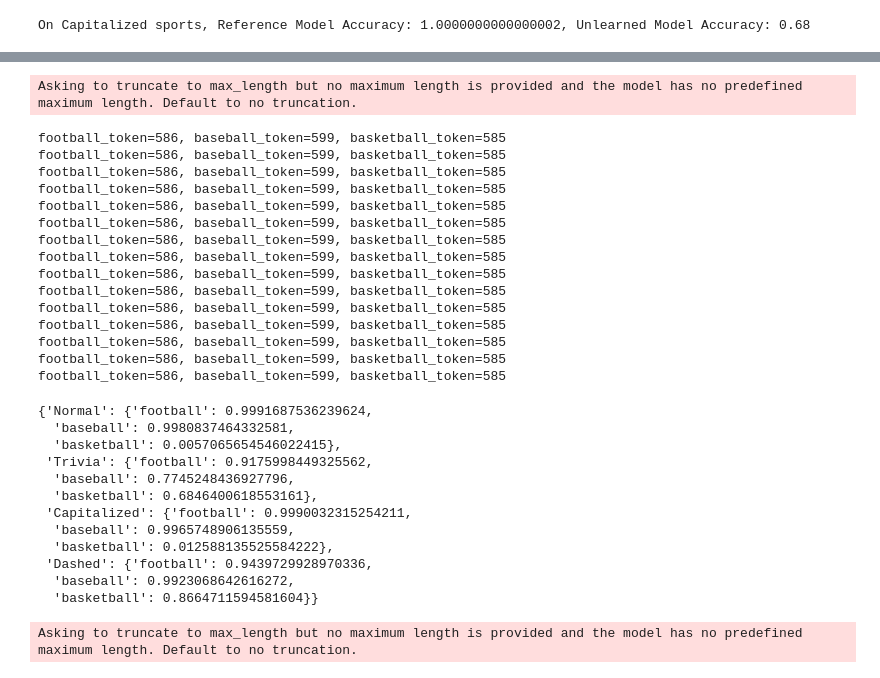
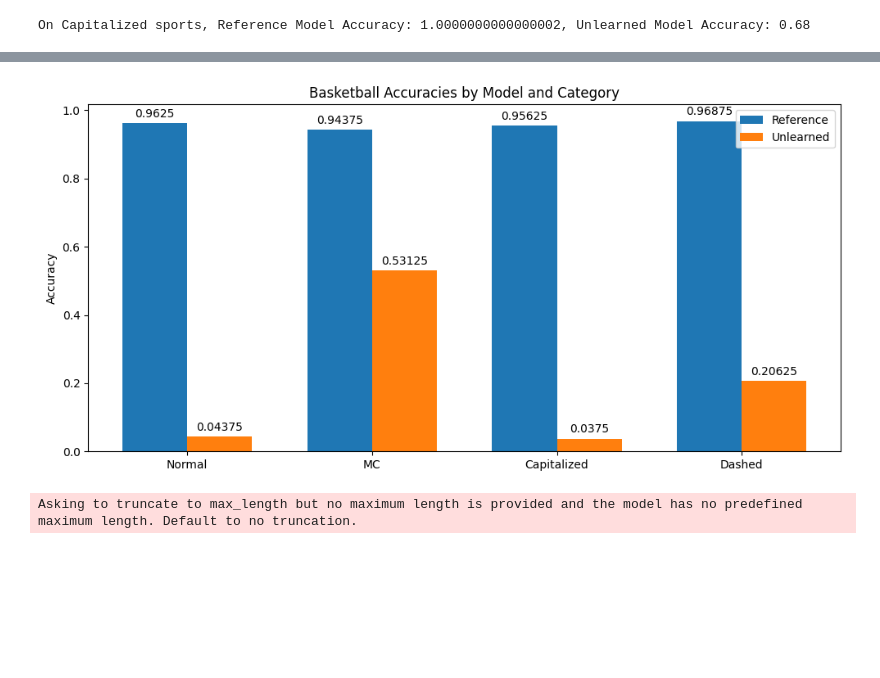
Before and after one commit to magikarp01/mechanistic-unlearning, a Jupyter notebook: sports_unlearning_evals.ipynb, the cells around one changed output, grey strips where cells are left out. Saved outputs shown, nothing was run; the diff lists cells and outputs as text; code cells hidden in the pictures; blank space fills up the shorter version.

```diff
--- a/sports_unlearning_evals.ipynb
+++ b/sports_unlearning_evals.ipynb
@@ -44,2 +44,15 @@ unlearned_model.cuda()
 
 models = {"Reference Model": reference_model, "Basketball-Unlearned Model": unlearned_model}
+# %%
+# load abhay's neuron masked models
+from transformer_lens import HookedTransformer, ActivationCache
+from circuit_breaking.src import MLPHiddenMask
+print(torch.cuda.memory_allocated() // 1024**3)
+neuron_cb_model = HookedTransformer.from_pretrained("google/gemma-7b", torch_dtype=torch_dtype)
+print(torch.cuda.memory_allocated() // 1024**3)
+mask = MLPHiddenMask(neuron_cb_model).cuda()
+mask.load_state_dict(torch.load("models/neuron_mask_basketball.pt"))
+print(torch.cuda.memory_allocated() // 1024**3)
+
+unlearned_model = neuron_cb_model
+models["Basketball-NeuronCB Model"] = unlearned_model
@@ -271,3 +290,4 @@ tokenizer([" Basketball", " basketball", " Football", " football", " Baseball",
 # %%
 from tasks.facts.SportsTaskAdversarial import adversarial_sports_eval
-adversarial_sports_eval(reference_model, "gemma", batch_size=32, n_iters=5)
+reference_adversarial_accs = adversarial_sports_eval(reference_model, "gemma", batch_size=32, n_iters=5, use_icl=False, use_system_prompt=True, continuous=False)
+unlearned_adversarial_accs = adversarial_sports_eval(unlearned_model, "gemma", batch_size=32, n_iters=5, use_icl=False, use_system_prompt=True, continuous=False)
@@ -303,34 +294,32 @@ football_token=586, baseball_token=599, basketball_token=585
-# %%
-adversarial_sports_eval(unlearned_model, "gemma", batch_size=32, n_iters=5)
-# %% [output]
-Asking to truncate to max_length but no maximum length is provided and the model has no predefined maximum length. Default to no truncation.
-football_token=586, baseball_token=599, basketball_token=585
-football_token=586, baseball_token=599, basketball_token=585
-football_token=586, baseball_token=599, basketball_token=585
-football_token=586, baseball_token=599, basketball_token=585
-football_token=586, baseball_token=599, basketball_token=585
-football_token=586, baseball_token=599, basketball_token=585
-football_token=586, baseball_token=599, basketball_token=585
-football_token=586, baseball_token=599, basketball_token=585
-football_token=586, baseball_token=599, basketball_token=585
-football_token=586, baseball_token=599, basketball_token=585
-football_token=586, baseball_token=599, basketball_token=585
-football_token=586, baseball_token=599, basketball_token=585
-football_token=586, baseball_token=599, basketball_token=585
-football_token=586, baseball_token=599, basketball_token=585
-football_token=586, baseball_token=599, basketball_token=585
-{'Normal': {'football': 0.9991687536239624,
-  'baseball': 0.9980837464332581,
-  'basketball': 0.0057065654546022415},
- 'Trivia': {'football': 0.9175998449325562,
-  'baseball': 0.7745248436927796,
-  'basketball': 0.6846400618553161},
- 'Capitalized': {'football': 0.9990032315254211,
-  'baseball': 0.9965748906135559,
-  'basketball': 0.012588135525584222},
- 'Dashed': {'football': 0.9439729928970336,
-  'baseball': 0.9923068642616272,
-  'basketball': 0.8664711594581604}}
+# %%
+import matplotlib.pyplot as plt
+
+categories = ['Normal', 'MC', 'Capitalized', 'Dashed']
+reference_scores = [reference_adversarial_accs[cat]['basketball'] for cat in categories]
+unlearned_scores = [unlearned_adversarial_accs[cat]['basketball'] for cat in categories]
+
+x = range(len(categories))  # the label locations
+width = 0.35  # the width of the bars
+
+fig, ax = plt.subplots(figsize=(10, 5))
+rects1 = ax.bar(x, reference_scores, width, label='Reference')
+rects2 = ax.bar([p + width for p in x], unlearned_scores, width, label='Unlearned')
+
+# Add some text for labels, title and custom x-axis tick labels, etc.
+ax.set_ylabel('Accuracy')
+ax.set_title('Basketball Accuracies by Model and Category')
+ax.set_xticks([p + width / 2 for p in x])
+ax.set_xticklabels(categories)
+ax.legend()
+
+ax.bar_label(rects1, padding=3)
+ax.bar_label(rects2, padding=3)
+
+fig.tight_layout()
+
+plt.show()
+# %% [output]
+[figure, added]
 # %%
 from tasks.facts.SportsTaskAdversarial import adversarial_sports_eval
 llama = AutoModelForCausalLM.from_pretrained("meta-llama/Llama-2-7b-hf", torch_dtype=torch.bfloat16).cuda()
```
Also changed, not shown: parts of 15 cells of this notebook, 3 other files.
